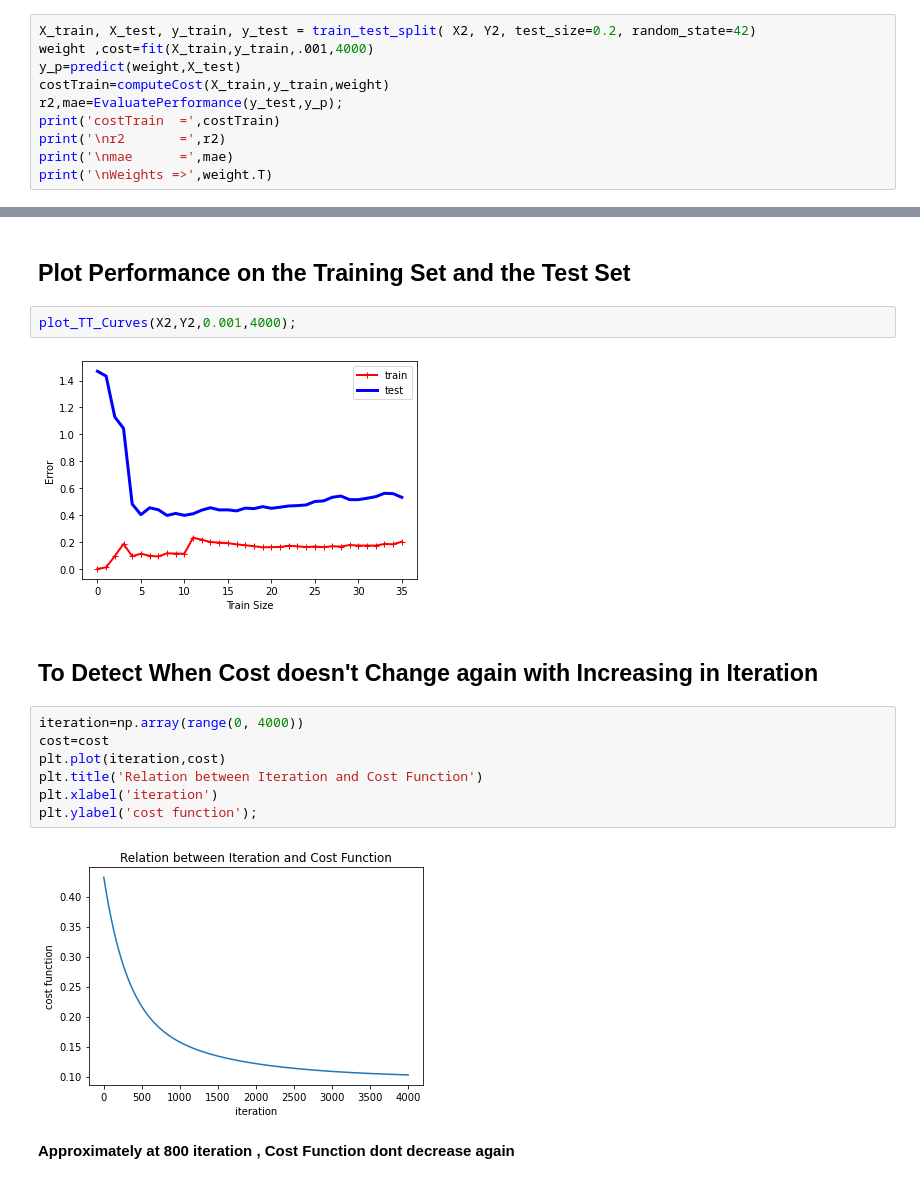
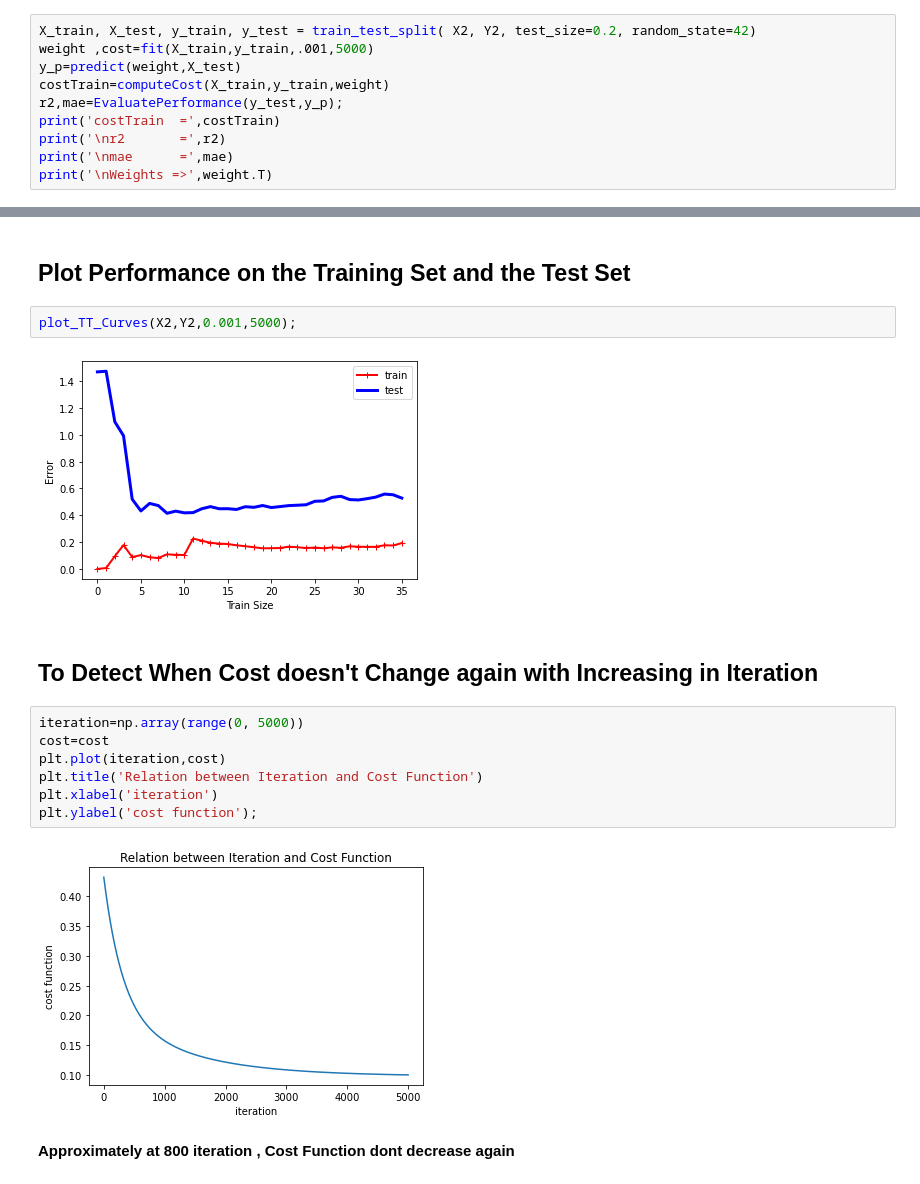
Before and after one commit to shymaagamal/GradientDescent_LR, a Jupyter notebook: ML_Task_2/LR_gradiendDescent.ipynb, the cells around one changed output, grey strips where cells are left out. Saved outputs shown, nothing was run; the diff lists cells and outputs as text.

```diff
--- a/ML_Task_2/LR_gradiendDescent.ipynb
+++ b/ML_Task_2/LR_gradiendDescent.ipynb
@@ -241,7 +245,7 @@ X2, Y2= preprocessing(data2)
 ## Use My Model With MultiVariate DataSet
 # %%
 X_train, X_test, y_train, y_test = train_test_split( X2, Y2, test_size=0.2, random_state=42)
-weight ,cost=fit(X_train,y_train,.001,4000)
+weight ,cost=fit(X_train,y_train,.001,5000)
 y_p=predict(weight,X_test)
 costTrain=computeCost(X_train,y_train,weight)
 r2,mae=EvaluatePerformance(y_test,y_p);
@@ -260,20 +264,20 @@ Weights => [[-0.09712899  0.78735902  0.01717904]]
 # %% [markdown]
 ## Plot Performance on the Training Set and the Test Set
 # %%
-plot_TT_Curves(X2,Y2,0.001,4000);
+plot_TT_Curves(X2,Y2,0.001,5000);
 # %% [output]
-[figure, old version]
+[figure, new version]
 # %% [markdown]
 ## To Detect When Cost doesn't Change again with Increasing in Iteration
 # %%
-iteration=np.array(range(0, 4000))
+iteration=np.array(range(0, 5000))
 cost=cost
 plt.plot(iteration,cost)
 plt.title('Relation between Iteration and Cost Function')
 plt.xlabel('iteration')
 plt.ylabel('cost function');
 # %% [output]
-[figure, old version]
+[figure, new version]
 # %% [markdown]
 **Approximately at 800 iteration , Cost Function dont decrease again**
 # %% [markdown]
```
Also changed, not shown: parts of 7 cells of this notebook.
